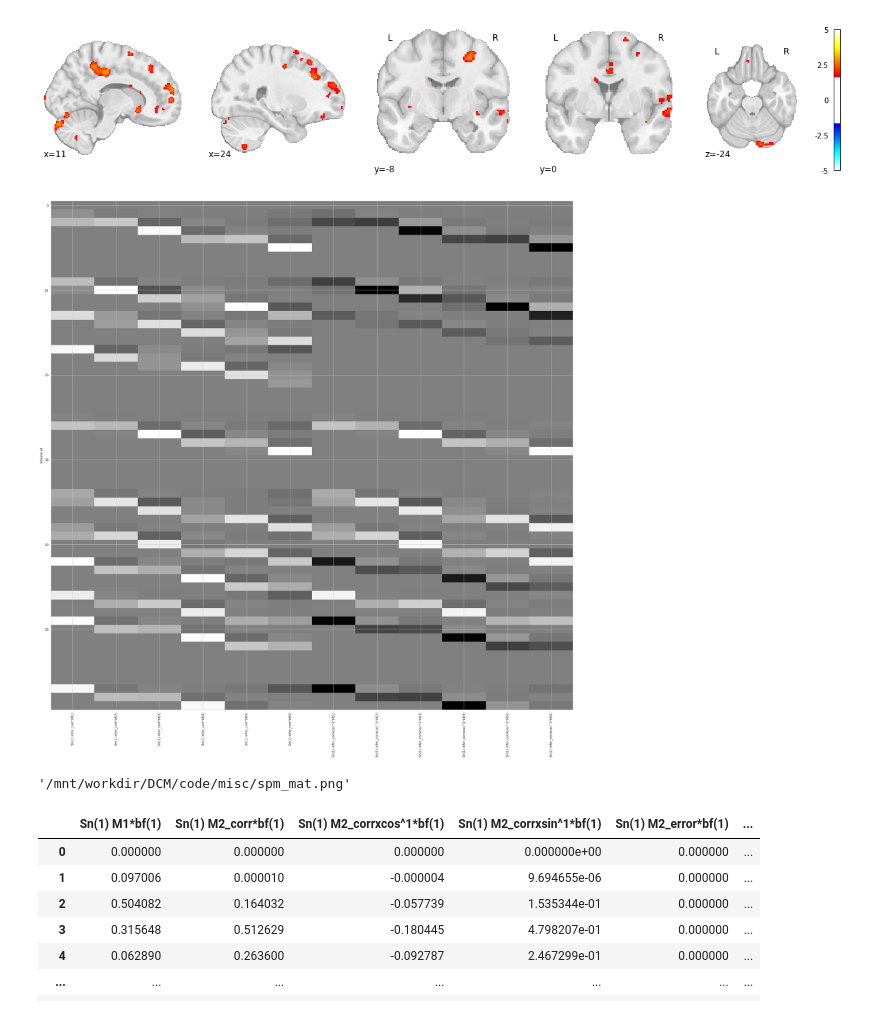
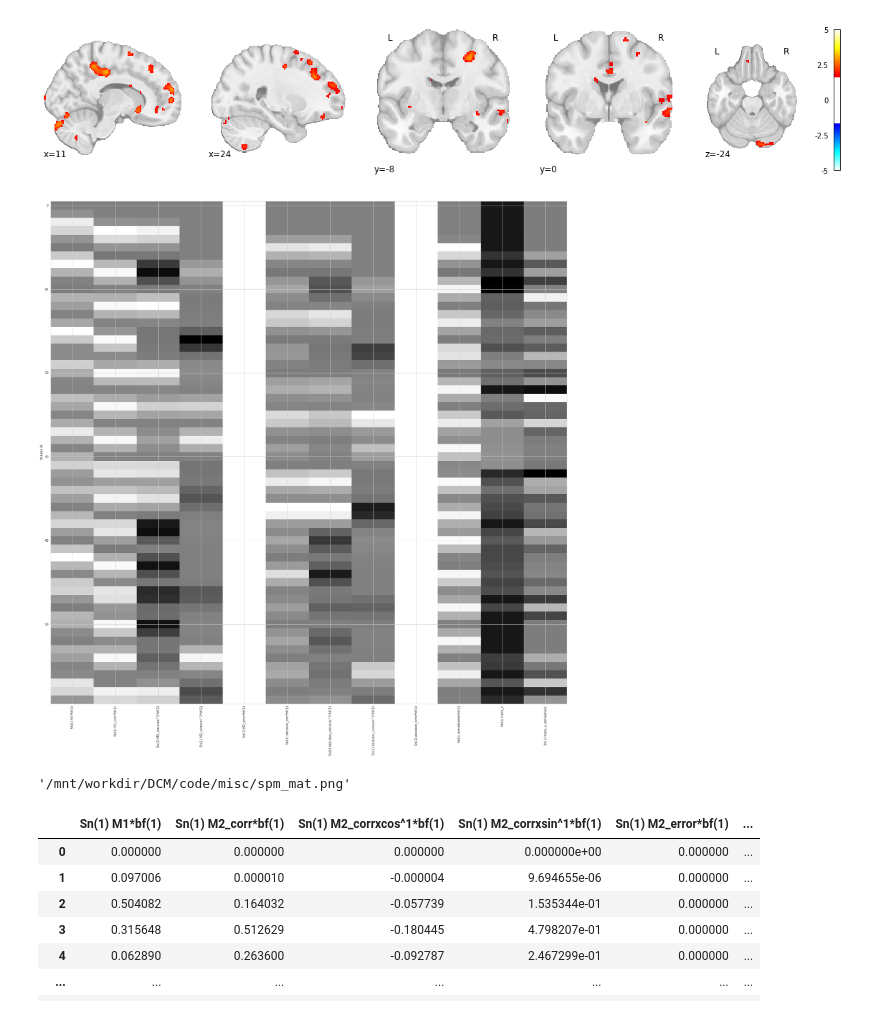
Before and after one commit to YukunQu/DCM, a Jupyter notebook: misc/tmp_scripts.ipynb, the cells around one changed output. Cells and saved outputs as stored; diff of their text form; code cells hidden in the pictures.

```diff
--- a/misc/tmp_scripts.ipynb
+++ b/misc/tmp_scripts.ipynb
@@ -803,35 +803,35 @@ def plotDesignMatrix(matFile):
     import numpy as np
     from matplotlib import pyplot as plt
     from scipy.io import loadmat
     from os.path import join as opj
     import os
 
     fig_filename_full = opj(os.getcwd(), 'spm_mat.png')      # create filename
 
     spmmat = loadmat(matFile,                           # Using scipy's loadmat function we can access SPM.mat
                      struct_as_record=False)
 
     # normalize data
     designMatrix = spmmat['SPM'][0][0].xX[0][0].X[:60,:12]
     names = [i[0] for i in spmmat['SPM'][0][0].xX[0][0].name[0]][:12]
 
     normed_design = designMatrix / np.abs(designMatrix).max(axis=0)
 
     # save figure
     fig_f, ax_f = plt.subplots(figsize=(30, 30))
     plt.imshow(normed_design, aspect='auto', cmap='gray', interpolation='none')
     ax_f.set_ylabel('Volume id')
     ax_f.set_xticks(np.arange(len(names)))
     ax_f.set_xticklabels(names, rotation=90)
     fig_f.savefig(r'/mnt/workdir/DCM/tmp/design_matrix.png')
     plt.show()
     plt.close(fig_f)
 
     return fig_filename_full
-spm_file = r'/mnt/workdir/DCM/BIDS/derivatives/Nipype/working_dir/game1/fir_hexagon/Setall/6fold/work_1st/_subj_id_082/level1estimate/SPM.mat'
+spm_file = r'/mnt/workdir/DCM/BIDS/derivatives/Nipype/working_dir/game1/separate_hexagon/Setall/6fold/work_1st/_subj_id_174/level1estimate/SPM.mat'
 plotDesignMatrix(spm_file)
 # %% [output]
-[figure, old version]
+[figure, new version]
 '/mnt/workdir/DCM/code/misc/spm_mat.png'
 # %%
 import numpy as np
```
Also changed, not shown: 42 other files.
